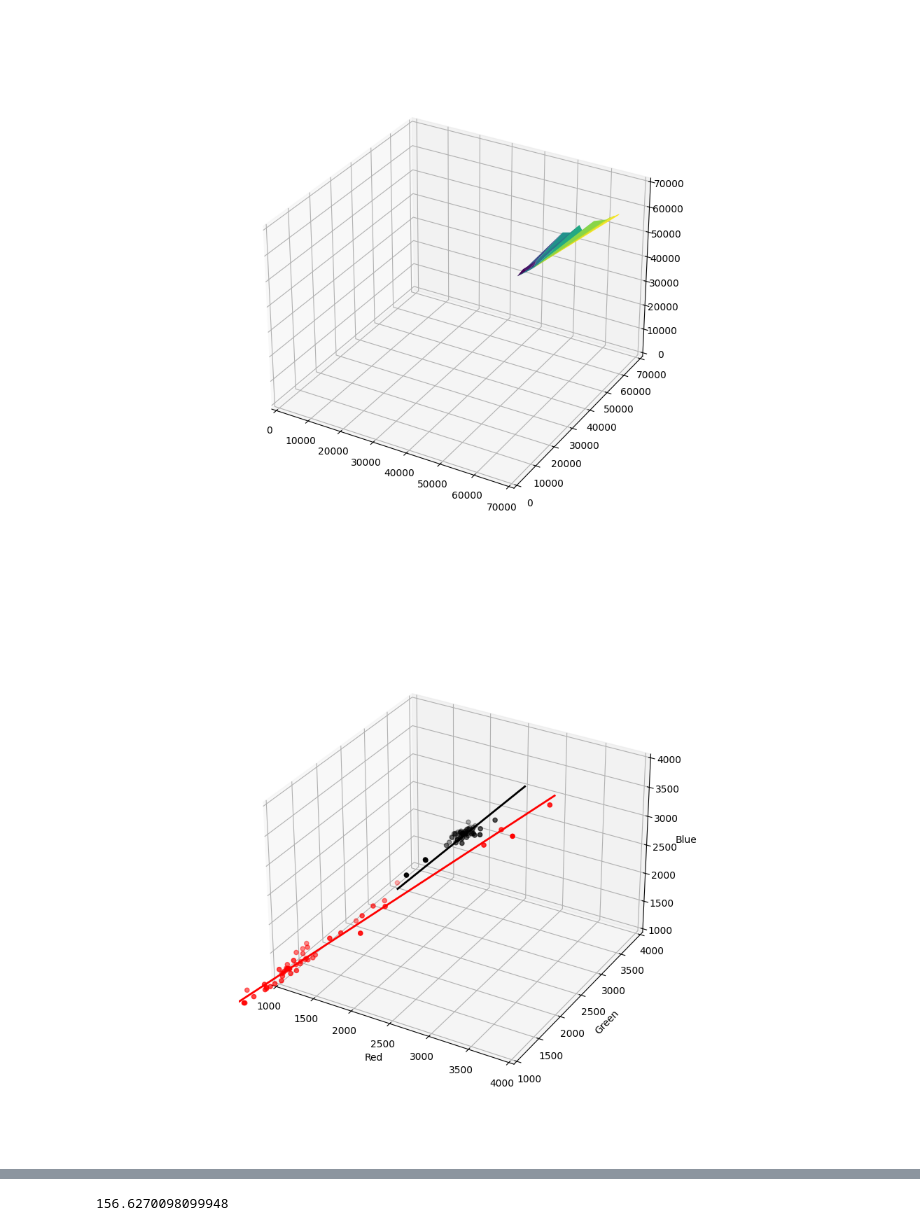
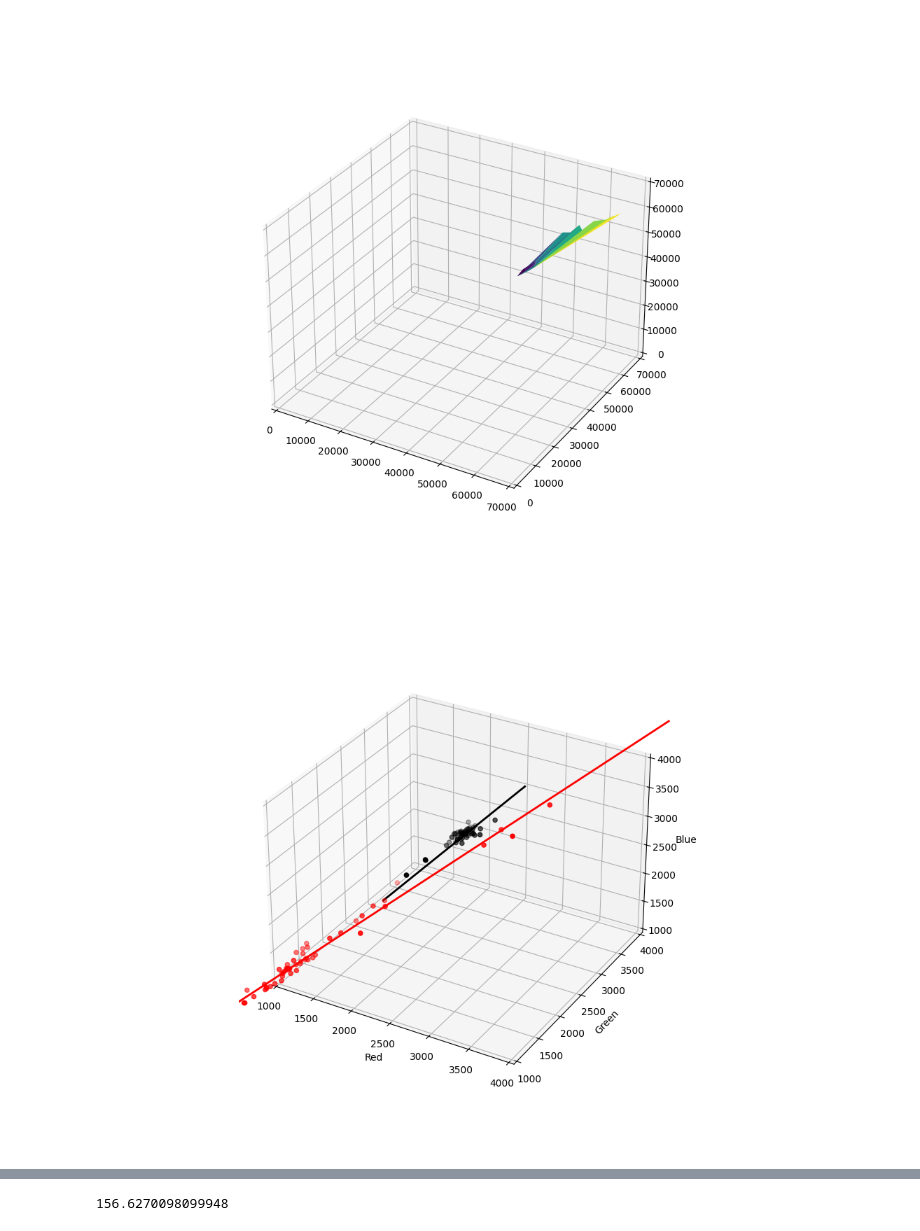
Before and after one commit to DimitarKV/CBLEmbedded, a Jupyter notebook: Orchestrator/Orchestrator.Portal/PointPlot/3DViewColorSensor.ipynb, the cells around one changed output, grey strips where cells are left out. Cells and saved outputs as stored; diff of their text form; code cells hidden in the pictures.

```diff
--- a/Orchestrator/Orchestrator.Portal/PointPlot/3DViewColorSensor.ipynb
+++ b/Orchestrator/Orchestrator.Portal/PointPlot/3DViewColorSensor.ipynb
@@ -53,36 +53,36 @@ ax.plot_trisurf(dfWhitePoints[:, 0], dfWhitePoints[:, 1], dfWhitePoints[:, 2], t
 # %%
 %matplotlib widget
 plt.figure(figsize=(10,8))
 ax = plt.axes(projection='3d')
 # ax.set_xlim(0, 70000)
 # ax.set_ylim(0, 70000)
 # ax.set_zlim(0, 70000)
 ax.set_xlim(1000, 4000)
 ax.set_ylim(1000, 4000)
 ax.set_zlim(1000, 4000)
 ax.set_xlabel("Red")
 ax.set_ylabel("Green")
 ax.set_zlabel("Blue")
 
 fg1 = ax.scatter3D(dfWhite['Red'], dfWhite['Green'], dfWhite['Blue'], color='yellow')
 
 fg2 = ax.scatter3D(dfEmpty['Red'], dfEmpty['Green'], dfEmpty['Blue'], color='red')
 
 fg3 = ax.scatter3D(dfBlack['Red'], dfBlack['Green'], dfBlack['Blue'], color='black')
 
 fg3 = ax.scatter3D(dfGreen['Red'], dfGreen['Green'], dfGreen['Blue'], color='green')
 
 fg3 = ax.scatter3D(dfRed['Red'], dfRed['Green'], dfRed['Blue'], color='blue')
 
-plt.plot([1600, 2500], [2600, 4000], [1750, 3000], color='black', lw=2);
-plt.plot([0, 3100], [0, 3600], [0, 3300], color='red', lw=2);
+plt.plot([1500, 2500], [2444, 4000], [1611, 3000], color='black', lw=2);
+plt.plot([0, 4000], [0, 4645], [0, 4258], color='red', lw=2);
 
 # plt.plot(2300, 3000, 3000, 'bo');
 # plt.plot([45000, 65536], [0, 3500], [0, 3500], color='red', lw=2);
 #dfEmpty
 #fg4 = ax.scatter3D(dfConveyor['r'], dfConveyor['g'], dfConveyor['b'])
 # %% [output]
-[figure, old version]
+[figure, new version]
 # %%
 def point_to_line_distance(P, A, B):
     AP = P - A
```
Also changed, not shown: parts of 2 cells of this notebook, 14 other files.
